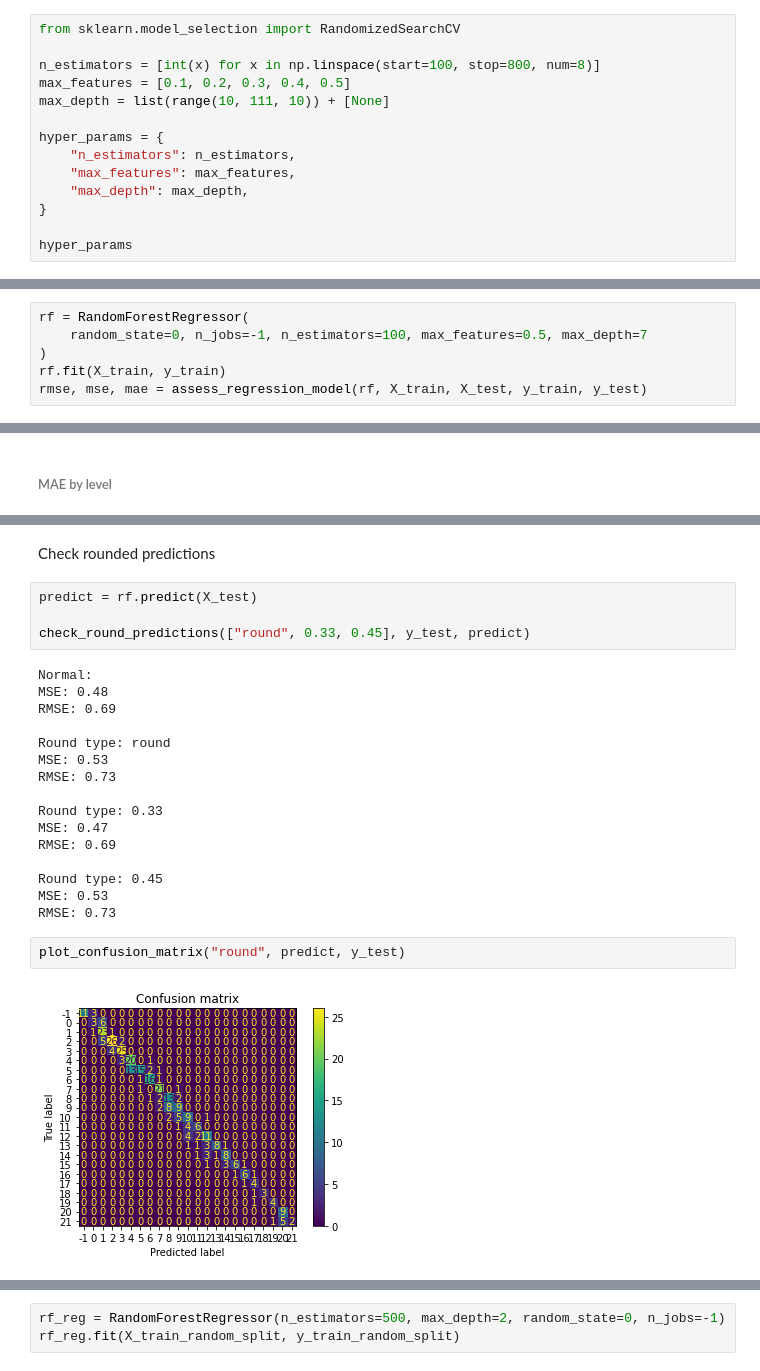
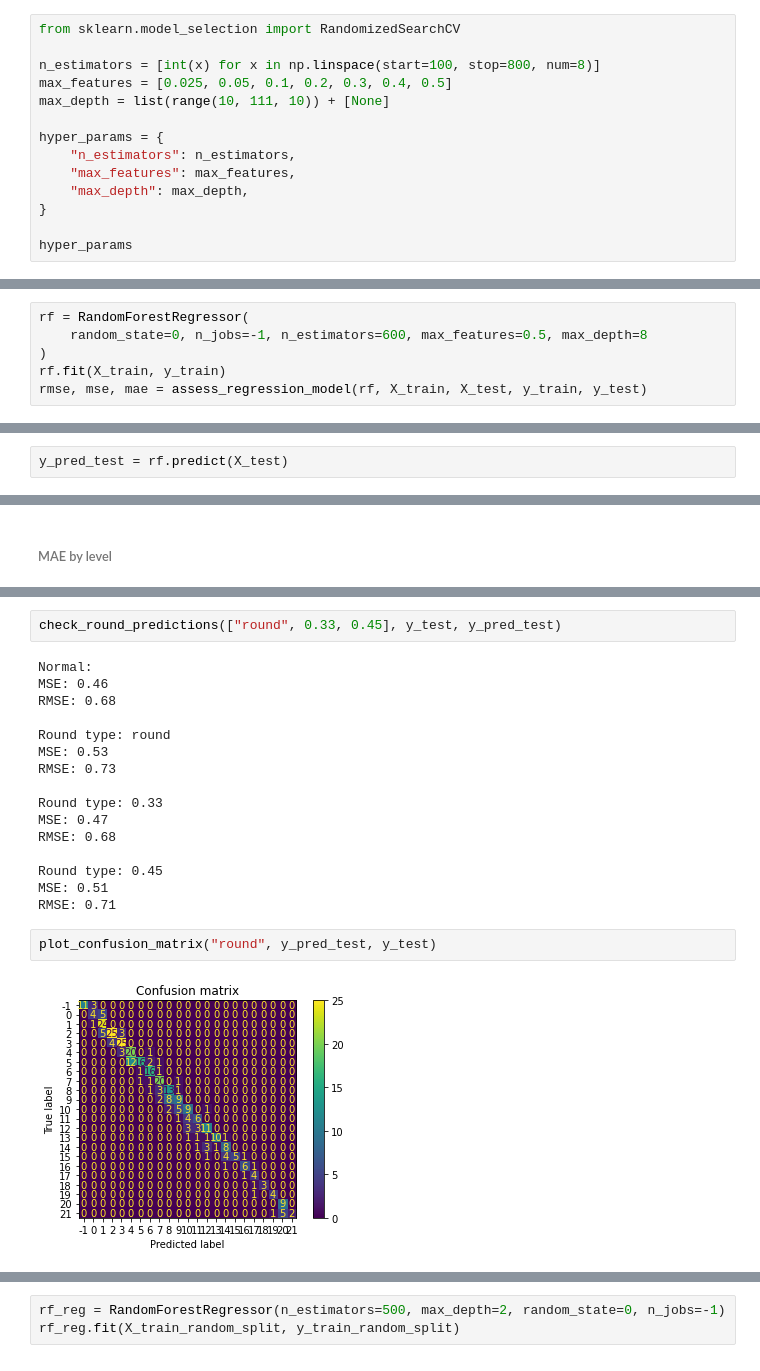
Before and after one commit to Paulina100/ML-for-TTRPG-game-design, a Jupyter notebook: notebooks/models/random_forest/random_forest_basic.ipynb, the cells around one changed output, grey strips where cells are left out. Saved outputs shown, nothing was run; the diff lists cells and outputs as text.

```diff
--- a/notebooks/models/random_forest/random_forest_basic.ipynb
+++ b/notebooks/models/random_forest/random_forest_basic.ipynb
@@ -304,7 +206,7 @@ from training.results import assess_regression_model
 from sklearn.model_selection import RandomizedSearchCV
 
 n_estimators = [int(x) for x in np.linspace(start=100, stop=800, num=8)]
-max_features = [0.1, 0.2, 0.3, 0.4, 0.5]
+max_features = [0.025, 0.05, 0.1, 0.2, 0.3, 0.4, 0.5]
 max_depth = list(range(10, 111, 10)) + [None]
 
 hyper_params = {
@@ -420,6 +326,6 @@ Change max_depth to 7
 # %%
 rf = RandomForestRegressor(
-    random_state=0, n_jobs=-1, n_estimators=100, max_features=0.5, max_depth=7
+    random_state=0, n_jobs=-1, n_estimators=600, max_features=0.5, max_depth=8
 )
 rf.fit(X_train, y_train)
 rmse, mse, mae = assess_regression_model(rf, X_train, X_test, y_train, y_test)
@@ -431,3 +337,5 @@ MAE test: 0.46
+# %%
+y_pred_test = rf.predict(X_test)
 # %%
 results.loc[2] = [
     "chronological",
@@ -466,13 +374,9 @@ plt.show()
-# %% [markdown]
-Check rounded predictions
 # %%
-predict = rf.predict(X_test)
-
-check_round_predictions(["round", 0.33, 0.45], y_test, predict)
+check_round_predictions(["round", 0.33, 0.45], y_test, y_pred_test)
 # %% [output]
 Normal:
-MSE: 0.48
-RMSE: 0.69
+MSE: 0.46
+RMSE: 0.68
 
 Round type: round
 MSE: 0.53
@@ -480,13 +384,13 @@ RMSE: 0.73
 
 Round type: 0.33
 MSE: 0.47
-RMSE: 0.69
+RMSE: 0.68
 
 Round type: 0.45
-MSE: 0.53
-RMSE: 0.73
+MSE: 0.51
+RMSE: 0.71
 # %%
-plot_confusion_matrix("round", predict, y_test)
+plot_confusion_matrix("round", y_pred_test, y_test)
 # %% [output]
-[figure, old version]
+[figure, new version]
 # %%
```
Also changed, not shown: parts of 48 cells of this notebook, 10 other files.
